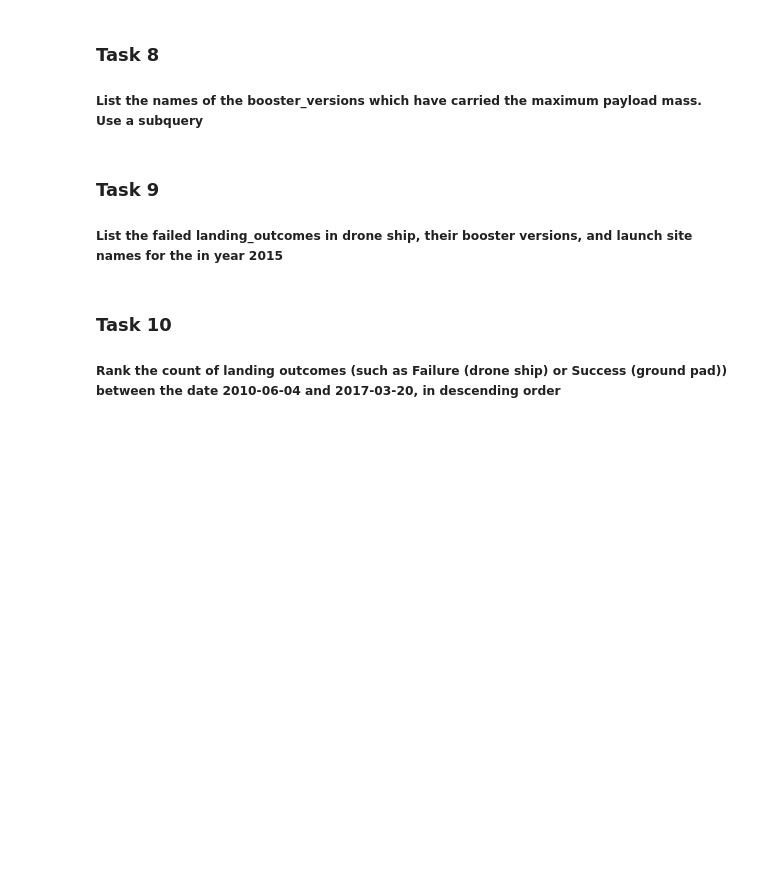
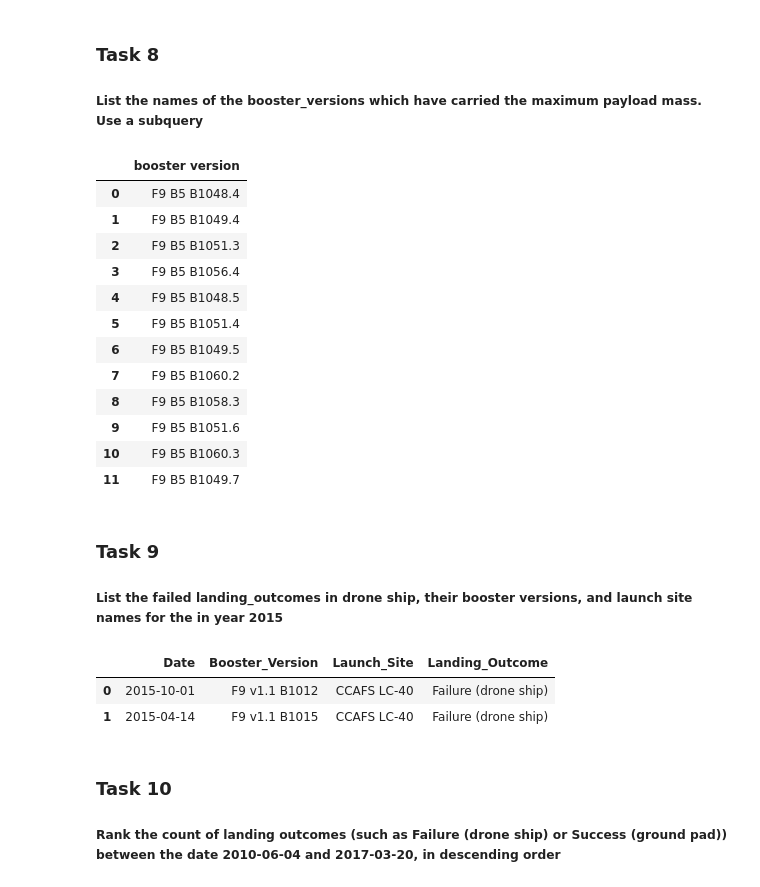
Before and after one commit to vvchauit/10_Applied_Data_Science_Capstone, a Jupyter notebook: jupyter-labs-eda-sql-coursera.ipynb, the cells around one changed output. Drawn from its saved outputs; the diff is of its cells as text; code cells hidden in the pictures; blank space fills up the shorter version.

```diff
--- a/jupyter-labs-eda-sql-coursera.ipynb
+++ b/jupyter-labs-eda-sql-coursera.ipynb
@@ -139,10 +260,40 @@ Now write and execute SQL queries to solve the assignment tasks.
 ### Task 8
 
 ##### List the   names of the booster_versions which have carried the maximum payload mass. Use a subquery
+# %%
+cursorObj.execute('''select Booster_Version, as [booster version] from SPACEX where PAYLOAD_MASS__KG_=(select max(PAYLOAD_MASS__KG_) from SPACEX)''')
+rows = cursorObj.fetchall()
+df=pd.DataFrame(rows,columns=['booster version'])
+df
+# %% [output]
+|  | booster version |
+| 0 | F9 B5 B1048.4 |
+| 1 | F9 B5 B1049.4 |
+| 2 | F9 B5 B1051.3 |
+| 3 | F9 B5 B1056.4 |
+| 4 | F9 B5 B1048.5 |
+| 5 | F9 B5 B1051.4 |
+| 6 | F9 B5 B1049.5 |
+| 7 | F9 B5 B1060.2 |
+| 8 | F9 B5 B1058.3 |
+| 9 | F9 B5 B1051.6 |
+| 10 | F9 B5 B1060.3 |
+| 11 | F9 B5 B1049.7 |
 # %% [markdown]
 ### Task 9
 
 ##### List the failed landing_outcomes in drone ship, their booster versions, and launch site names for the in year 2015
+# %%
+cursorObj.execute('''select Date, Booster_Version,Launch_Site,Landing_Outcome from SPACEX
+                     where Landing_Outcome= 'Failure (drone ship)' and date like'2015%';''')
+
+rows = cursorObj.fetchall()
+df=pd.DataFrame(rows,columns=['Date','Booster_Version','Launch_Site','Landing_Outcome'])
+df
+# %% [output]
+|  | Date | Booster_Version | Launch_Site | Landing_Outcome |
+| 0 | 2015-10-01 | F9 v1.1 B1012 | CCAFS LC-40 | Failure (drone ship) |
+| 1 | 2015-04-14 | F9 v1.1 B1015 | CCAFS LC-40 | Failure (drone ship) |
 # %% [markdown]
 ### Task 10
 
```
Also changed, not shown: parts of 17 cells of this notebook.
